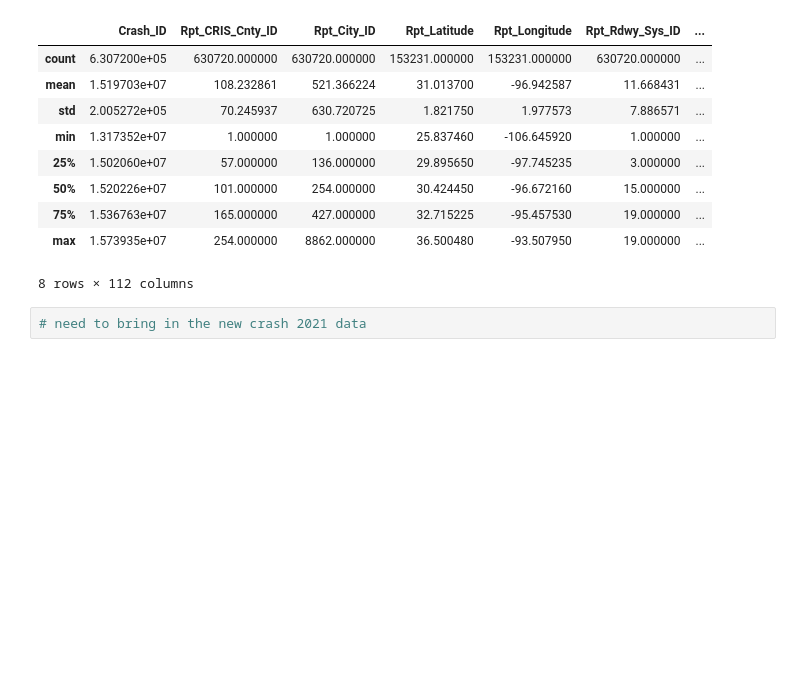
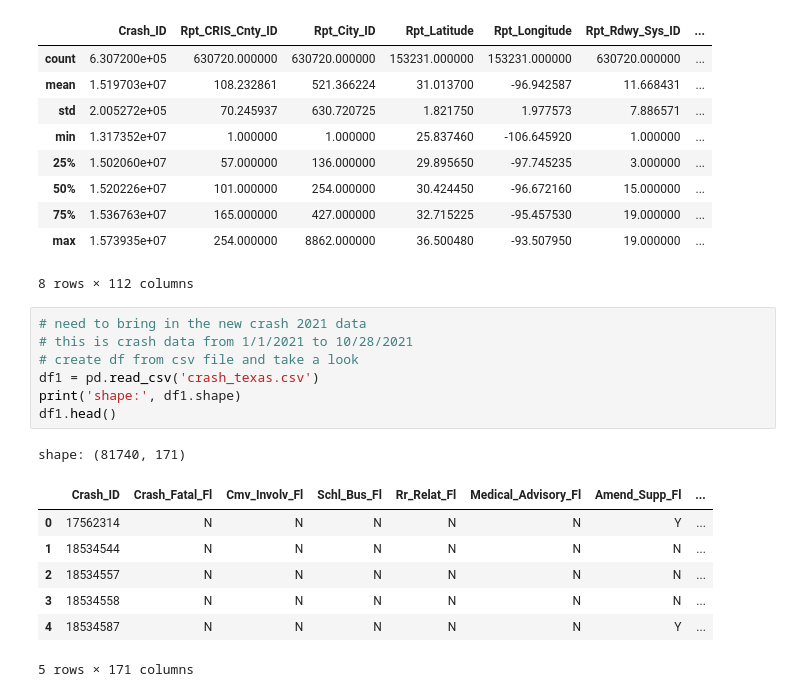
Before and after one commit to randyfrench/texas-motor-vehicle-crashes-2016, a Jupyter notebook: texas_crash_2016.ipynb, the cells around one changed output. Saved outputs shown, nothing was run; the diff lists cells and outputs as text; blank space fills up the shorter version.

```diff
--- a/texas_crash_2016.ipynb
+++ b/texas_crash_2016.ipynb
@@ -46,3 +46,17 @@ df.describe()
 8 rows × 112 columns
 # %%
 # need to bring in the new crash 2021 data
+# this is crash data from 1/1/2021 to 10/28/2021
+# create df from csv file and take a look
+df1 = pd.read_csv('crash_texas.csv')
+print('shape:', df1.shape)
+df1.head()
+# %% [output]
+shape: (81740, 171)
+|  | Crash_ID | Crash_Fatal_Fl | Cmv_Involv_Fl | Schl_Bus_Fl | Rr_Relat_Fl | Medical_Advisory_Fl | Amend_Supp_Fl | ... |
+| 0 | 17562314 | N | N | N | N | N | Y | ... |
+| 1 | 18534544 | N | N | N | N | N | N | ... |
+| 2 | 18534557 | N | N | N | N | N | N | ... |
+| 3 | 18534558 | N | N | N | N | N | N | ... |
+| 4 | 18534587 | N | N | N | N | N | Y | ... |
+5 rows × 171 columns
```
Also changed, not shown: parts of 2 cells of this notebook.
